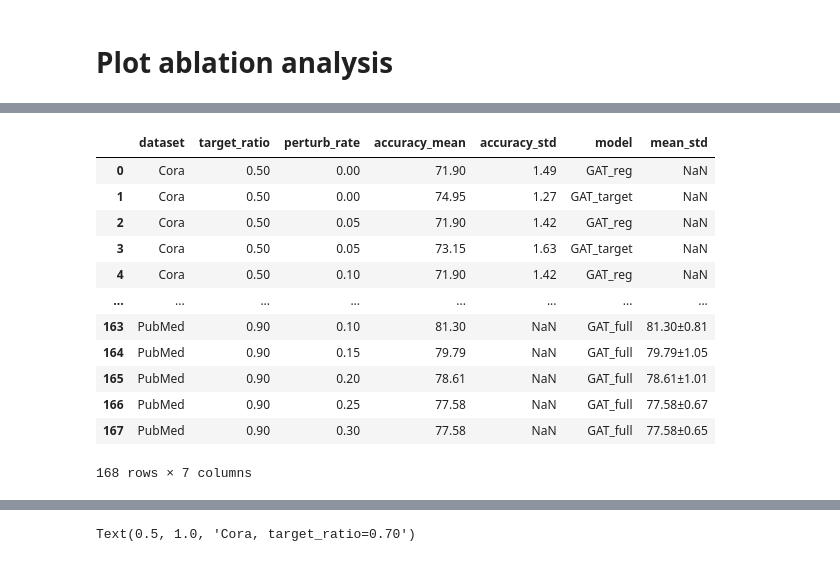
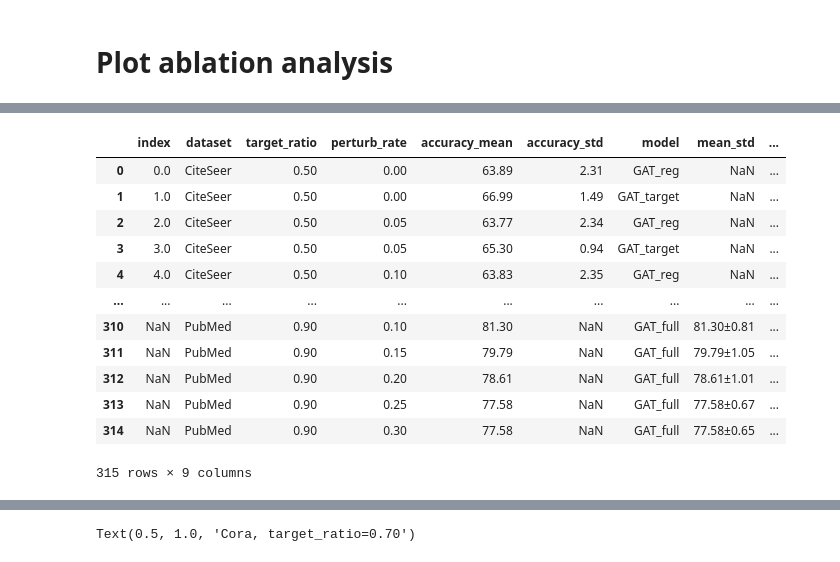
Before and after one commit to FDUguchunhui/latent-space-constraint-GNN, a Jupyter notebook: notebook/analysis/aggregation.ipynb, the cells around one changed output, grey strips where cells are left out. Drawn from its saved outputs; the diff is of its cells as text; code cells hidden in the pictures.

```diff
--- a/notebook/analysis/aggregation.ipynb
+++ b/notebook/analysis/aggregation.ipynb
@@ -80,0 +65,17 @@ df_best
+# %%
+df_lsc_jaccard = pd.read_json('results/results_LSC_jaccard.json', lines=True)
+df_lsc_jaccard['target_ratio'] = df_lsc_jaccard['target_ratio'].apply(lambda x: f"{x:.2f}")
+df_lsc_jaccard['model_type'] = 'LSCGNN_Jaccard'
+df_lsc_jaccard['layer_type'] = 'GAT'
+
+df_lsc_jaccard = df_lsc_jaccard.groupby(['dataset', 'seed', 'target_ratio', 'perturb_rate', 'model_type', 'layer_type']).apply(lambda x: x.loc[x['val_loss'].idxmin()], include_groups=False)[['accuracy', 'regularization', 'execution_time']]
+# calculate mean and std for accuracy group by dataset and target_ratio
+df_lsc_jaccard = df_lsc_jaccard.groupby(['dataset', 'target_ratio', 'perturb_rate', 'model_type', 'layer_type']).agg({'accuracy':['mean', 'std'], 'execution_time': ['mean']})
+df_lsc_jaccard['accuracy'] = (100 * df_lsc_jaccard['accuracy']).round(2)
+# flatten the columns
+df_lsc_jaccard.columns = ['_'.join(col).strip('_') for col in df_lsc_jaccard.columns.values]
+# create a new column with the name "LSC-GNN" using in format of string accuracy_mean +- accuracy_std
+df_lsc_jaccard['mean_std'] = df_lsc_jaccard['accuracy_mean'].round(2).astype(str) + "±" + df_lsc_jaccard['accuracy_std'].round(2).astype(str)
+# df_lsc_jaccard.rename(columns={'accuracy_mean': 'With regularizaion'}, inplace=True)
+df_lsc_jaccard = df_lsc_jaccard.reset_index()
+df_lsc_jaccard
@@ -112,7 +127,7 @@ df_baseline_agg
 # Combine the results from the baseline model run and the LSCGNN
 # %%
 # combine df_first and df_best horizontally
-df_combined = pd.concat([df_best, df_baseline_agg], axis=0)
+df_combined = pd.concat([df_best, df_lsc_jaccard, df_baseline_agg], axis=0)
 df_combined = df_combined.reset_index(drop=True)
 # convert to long format
 # df_combined = df_combined.melt(id_vars=['dataset', 'target_ratio', 'perturb_rate'], var_name='model', value_name='accuracy')
@@ -121,7 +136,10 @@ df_combined['model'] = df_combined['model_type'] + '_' + df_combined['layer_type
 df_combined['model'] = df_combined['model'].replace({'LSCGNN_GAT': 'LSCGNN',
                                                      'LSCGNN_GATConv': 'GAT',
                                                      'LSCGNN_GCNConv': 'GCN',
-                                                     'ProGNN_GCNConv': 'ProGNN'})
+                                                     'ProGNN_GCNConv': 'ProGNN',
+                                                     'GCNSVD_GCNConv': 'GCNSVD',
+                                                     'GCNJaccard_GCNConv': 'GCN-Jaccard',
+                                                     'LSCGNN_Jaccard_GAT': 'LSC+Jaccard'})
 desired_order = ['Cora', 'CiteSeer', 'PubMed']  # Change this as needed
 # Reorder dataset
 df_combined.loc[:, 'dataset'] = pd.Categorical(df_combined['dataset'], categories=desired_order, ordered=True)
@@ -212,7 +235,7 @@ import pandas as pd
 # Define desired order for multi-index levels
 desired_target_ratio_order = ['0.50', '0.70', '0.90']
 desired_dataset_order = ['Cora', 'CiteSeer', 'PubMed']
-desired_model_order = ['GCN', 'GAT', 'ProGNN', 'LSCGNN']  # Customize as needed
+desired_model_order = ['GCN', 'GAT', 'GCN-Jaccard', 'GCNSVD',  'ProGNN', 'LSCGNN', 'LSC+Jaccard']  # Customize as needed
 
 # Ensure categorical ordering before pivoting
 df_combined["target_ratio"] = pd.Categorical(df_combined["target_ratio"], categories=desired_target_ratio_order, ordered=True)
@@ -279,6 +302,7 @@ df_ablation_agg = df_ablation.groupby(['dataset', 'target_ratio', 'perturb_rate'
 # remove second level of column
 df_ablation_agg.columns = ['_'.join(col).strip('_') for col in df_ablation_agg.columns.values]
 df_ablation_agg = (100 * df_ablation_agg).round(2)
+df_ablation_agg = df_ablation_agg.reset_index()
 # %%
 df_ablation_agg = df_ablation_agg.reset_index()
 df_ablation_agg['model'] = df_ablation_agg['use_edge_for_predict']
@@ -306,21 +326,21 @@ df_ablation_agg
 # %%
 df_ablation_agg = pd.concat([df_ablation_agg, df_combined], axis=0)
-df_ablation_agg = df_ablation_agg.loc[df_ablation_agg['model'].isin(['LSCGNN', 'target', 'regularization', 'GAT'])]
+df_ablation_agg = df_ablation_agg.loc[df_ablation_agg['model'].isin(['LSCGNN+\nJaccard', 'LSCGNN', 'target', 'regularization', 'GAT'])]
 df_ablation_agg['model'] = df_ablation_agg['model'].replace({'LSCGNN': 'LSCGNN', 'target': 'GAT_target', 'regularization': 'GAT_reg', 'GAT': 'GAT_full'})
 df_ablation_agg = df_ablation_agg.reset_index(drop=True)
 df_ablation_agg
 # %% [output]
-|  | dataset | target_ratio | perturb_rate | accuracy_mean | accuracy_std | model | mean_std |
-| 0 | Cora | 0.50 | 0.00 | 71.90 | 1.49 | GAT_reg | NaN |
-| 1 | Cora | 0.50 | 0.00 | 74.95 | 1.27 | GAT_target | NaN |
-| 2 | Cora | 0.50 | 0.05 | 71.90 | 1.42 | GAT_reg | NaN |
-| 3 | Cora | 0.50 | 0.05 | 73.15 | 1.63 | GAT_target | NaN |
-| 4 | Cora | 0.50 | 0.10 | 71.90 | 1.42 | GAT_reg | NaN |
-| ... | ... | ... | ... | ... | ... | ... | ... |
-| 163 | PubMed | 0.90 | 0.10 | 81.30 | NaN | GAT_full | 81.30±0.81 |
-| 164 | PubMed | 0.90 | 0.15 | 79.79 | NaN | GAT_full | 79.79±1.05 |
-| 165 | PubMed | 0.90 | 0.20 | 78.61 | NaN | GAT_full | 78.61±1.01 |
-| 166 | PubMed | 0.90 | 0.25 | 77.58 | NaN | GAT_full | 77.58±0.67 |
-| 167 | PubMed | 0.90 | 0.30 | 77.58 | NaN | GAT_full | 77.58±0.65 |
+|  | index | dataset | target_ratio | perturb_rate | accuracy_mean | accuracy_std | model | mean_std | ... |
+| 0 | 0.0 | CiteSeer | 0.50 | 0.00 | 63.89 | 2.31 | GAT_reg | NaN | ... |
+| 1 | 1.0 | CiteSeer | 0.50 | 0.00 | 66.99 | 1.49 | GAT_target | NaN | ... |
+| 2 | 2.0 | CiteSeer | 0.50 | 0.05 | 63.77 | 2.34 | GAT_reg | NaN | ... |
+| 3 | 3.0 | CiteSeer | 0.50 | 0.05 | 65.30 | 0.94 | GAT_target | NaN | ... |
+| 4 | 4.0 | CiteSeer | 0.50 | 0.10 | 63.83 | 2.35 | GAT_reg | NaN | ... |
+| ... | ... | ... | ... | ... | ... | ... | ... | ... | ... |
+| 310 | NaN | PubMed | 0.90 | 0.10 | 81.30 | NaN | GAT_full | 81.30±0.81 | ... |
+| 311 | NaN | PubMed | 0.90 | 0.15 | 79.79 | NaN | GAT_full | 79.79±1.05 | ... |
+| 312 | NaN | PubMed | 0.90 | 0.20 | 78.61 | NaN | GAT_full | 78.61±1.01 | ... |
+| 313 | NaN | PubMed | 0.90 | 0.25 | 77.58 | NaN | GAT_full | 77.58±0.67 | ... |
+| 314 | NaN | PubMed | 0.90 | 0.30 | 77.58 | NaN | GAT_full | 77.58±0.65 | ... |
-168 rows × 7 columns
+315 rows × 9 columns
 # %%
```
Also changed, not shown: parts of 17 cells of this notebook, 4 other files.
